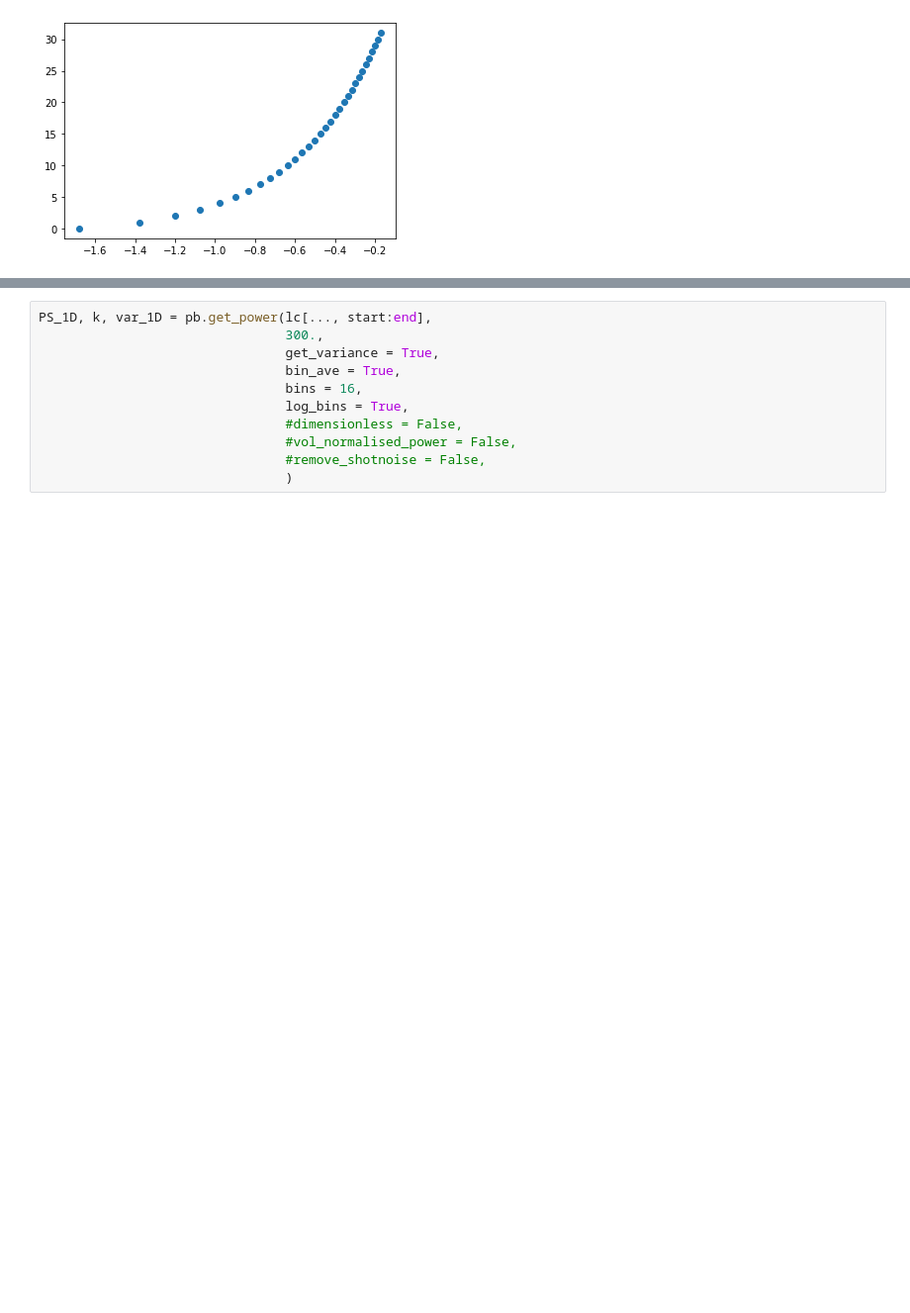
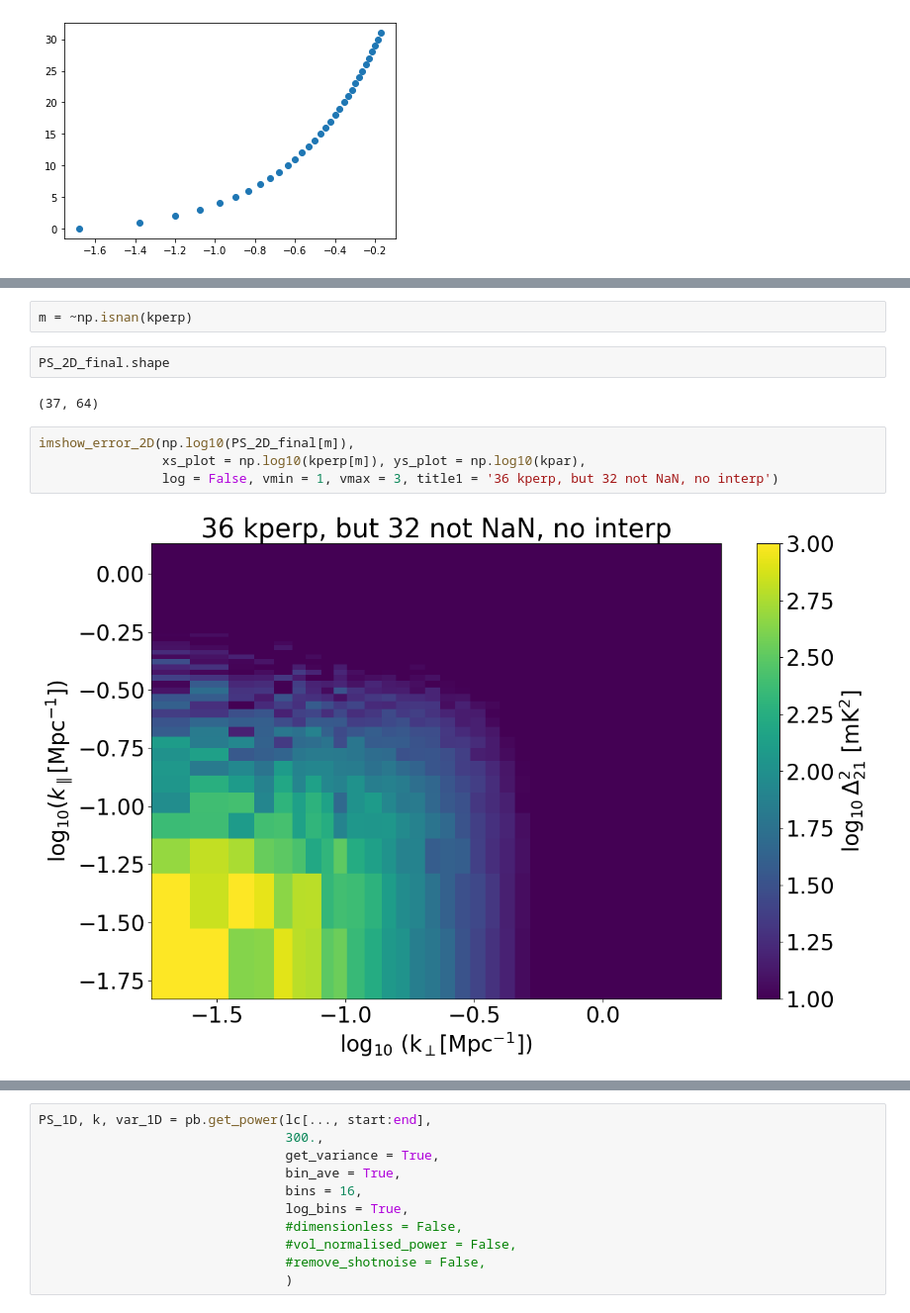
Before and after one commit to DanielaBreitman/21cmPSDenoiser, a Jupyter notebook: CV_PS_database.ipynb, the cells around one changed output, grey strips where cells are left out. Shown at 99% size. Cells and saved outputs as stored; diff of their text form; blank space fills up the shorter version.

```diff
--- a/CV_PS_database.ipynb
+++ b/CV_PS_database.ipynb
@@ -640,0 +663,12 @@ plt.show()
+# %%
+m = ~np.isnan(kperp)
+# %%
+PS_2D_final.shape
+# %% [output]
+(37, 64)
+# %%
+imshow_error_2D(np.log10(PS_2D_final[m]),
+                xs_plot = np.log10(kperp[m]), ys_plot = np.log10(kpar),
+                log = False, vmin = 1, vmax = 3, title1 = '36 kperp, but 32 not NaN, no interp')
+# %% [output]
+[figure, added]
```
Also changed, not shown: parts of 20 cells of this notebook, 1 other file.
